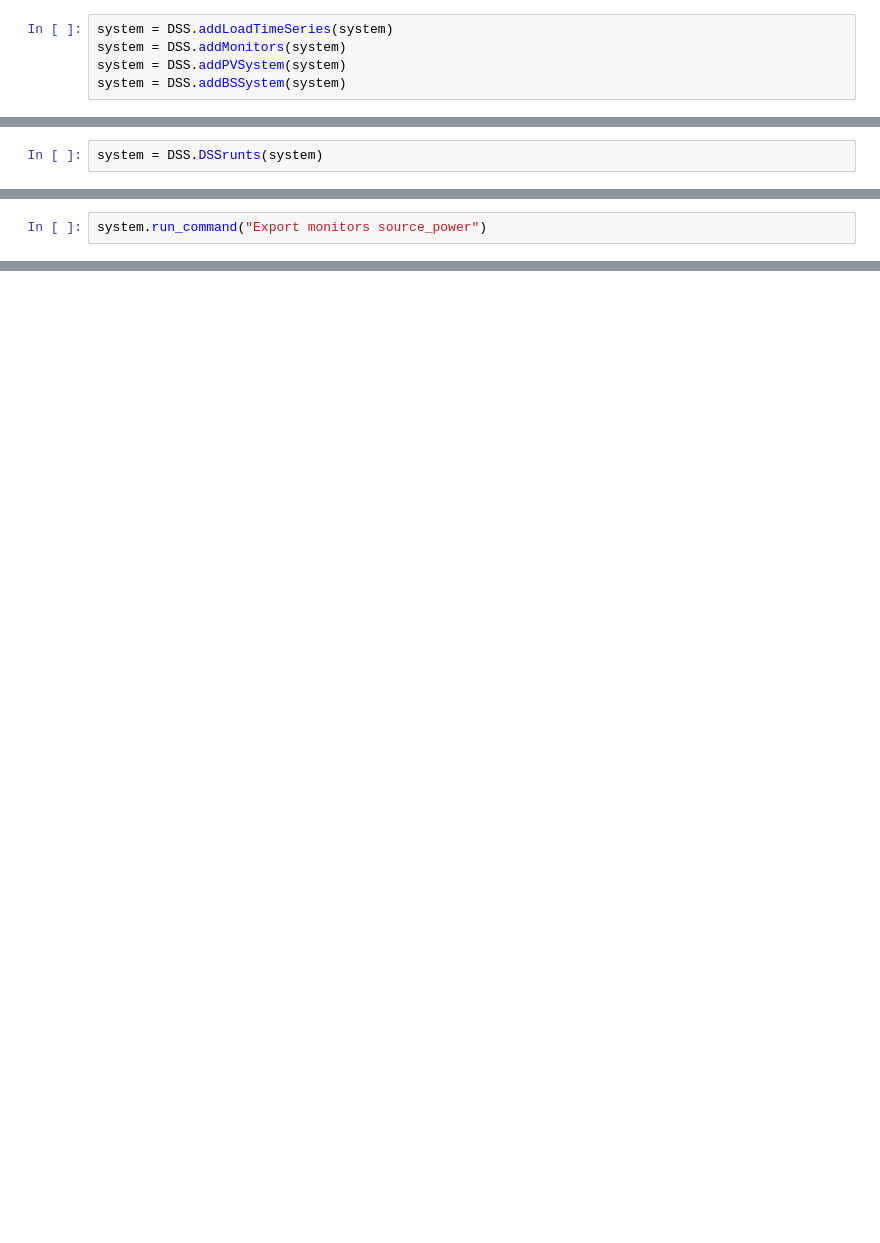
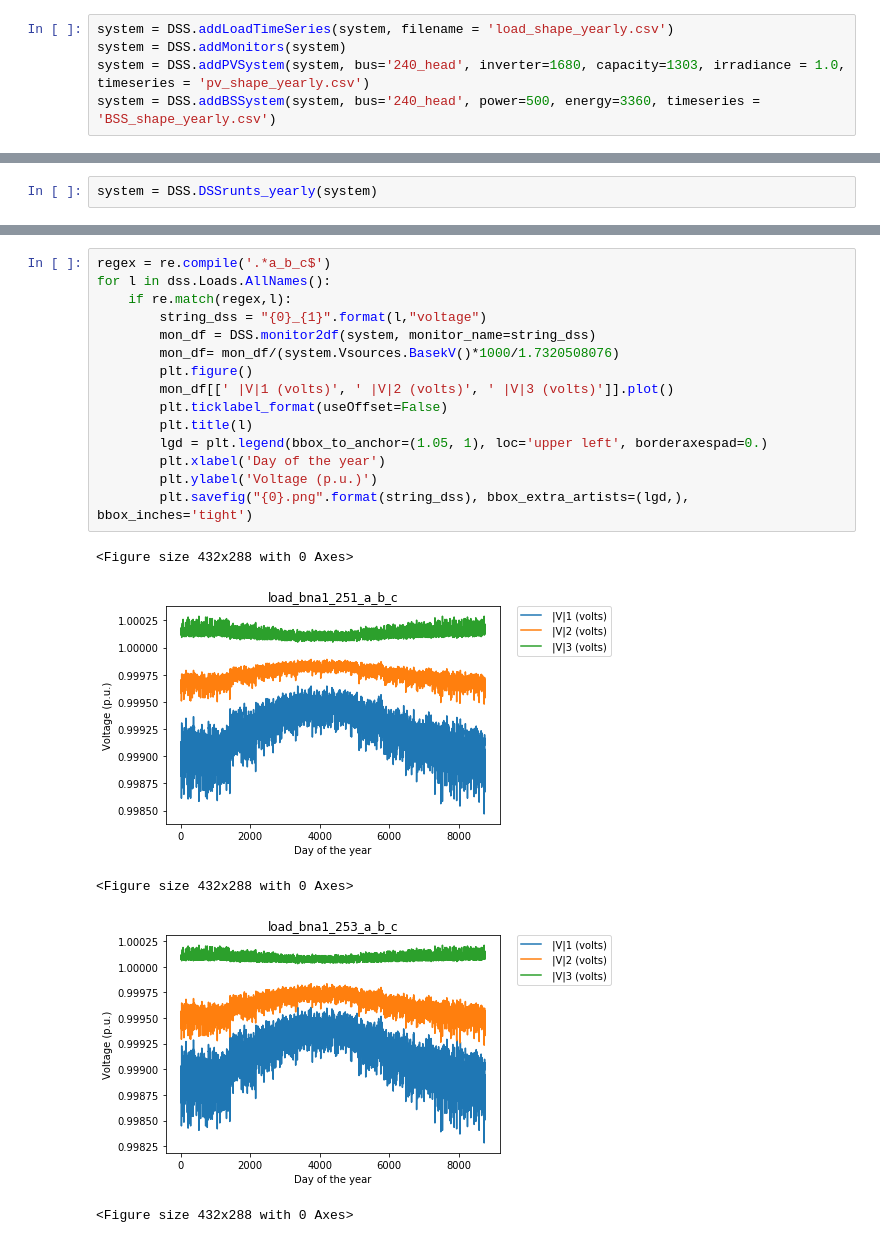
Before and after one commit to Energy-MAC/DSSDirectMicrogrid, a Jupyter notebook: Analysis_notebook.ipynb, the cells around one changed output, grey strips where cells are left out. Drawn from its saved outputs; the diff is of its cells as text; blank space fills up the shorter version.

```diff
--- a/Analysis_notebook.ipynb
+++ b/Analysis_notebook.ipynb
@@ -22,5 +24,5 @@ system.Basic.DataPath()
 # %%
-system = DSS.addLoadTimeSeries(system)
+system = DSS.addLoadTimeSeries(system, filename = 'load_shape_yearly.csv')
 system = DSS.addMonitors(system)
-system = DSS.addPVSystem(system)
-system = DSS.addBSSystem(system)
+system = DSS.addPVSystem(system, bus='240_head', inverter=1680, capacity=1303, irradiance = 1.0, timeseries = 'pv_shape_yearly.csv')
+system = DSS.addBSSystem(system, bus='240_head', power=500, energy=3360, timeseries = 'BSS_shape_yearly.csv')
@@ -27,2 +31,2 @@ system = DSS.addBSSystem(system)
 # %%
-system = DSS.DSSrunts(system)
+system = DSS.DSSrunts_yearly(system)
@@ -31,2 +32,0 @@ system.Monitors.Show()
-# %%
-system.run_command("Export monitors source_power")
@@ -54,0 +36,21 @@ system.utils.monitors_to_dataframe()
+# %%
+regex = re.compile('.*a_b_c$')
+for l in dss.Loads.AllNames():
+    if re.match(regex,l):
+        string_dss = "{0}_{1}".format(l,"voltage")
+        mon_df = DSS.monitor2df(system, monitor_name=string_dss)
+        mon_df= mon_df/(system.Vsources.BasekV()*1000/1.7320508076)
+        plt.figure()
+        mon_df[[' |V|1 (volts)', ' |V|2 (volts)', ' |V|3 (volts)']].plot()
+        plt.ticklabel_format(useOffset=False)
+        plt.title(l)
+        lgd = plt.legend(bbox_to_anchor=(1.05, 1), loc='upper left', borderaxespad=0.)
+        plt.xlabel('Day of the year')
+        plt.ylabel('Voltage (p.u.)')
+        plt.savefig("{0}.png".format(string_dss), bbox_extra_artists=(lgd,), bbox_inches='tight')
+# %% [output]
+<Figure size 432x288 with 0 Axes>
+[figure, added]
+<Figure size 432x288 with 0 Axes>
+[figure, added]
+<Figure size 432x288 with 0 Axes>
```
Also changed, not shown: parts of 17 cells of this notebook, 11 other files.
